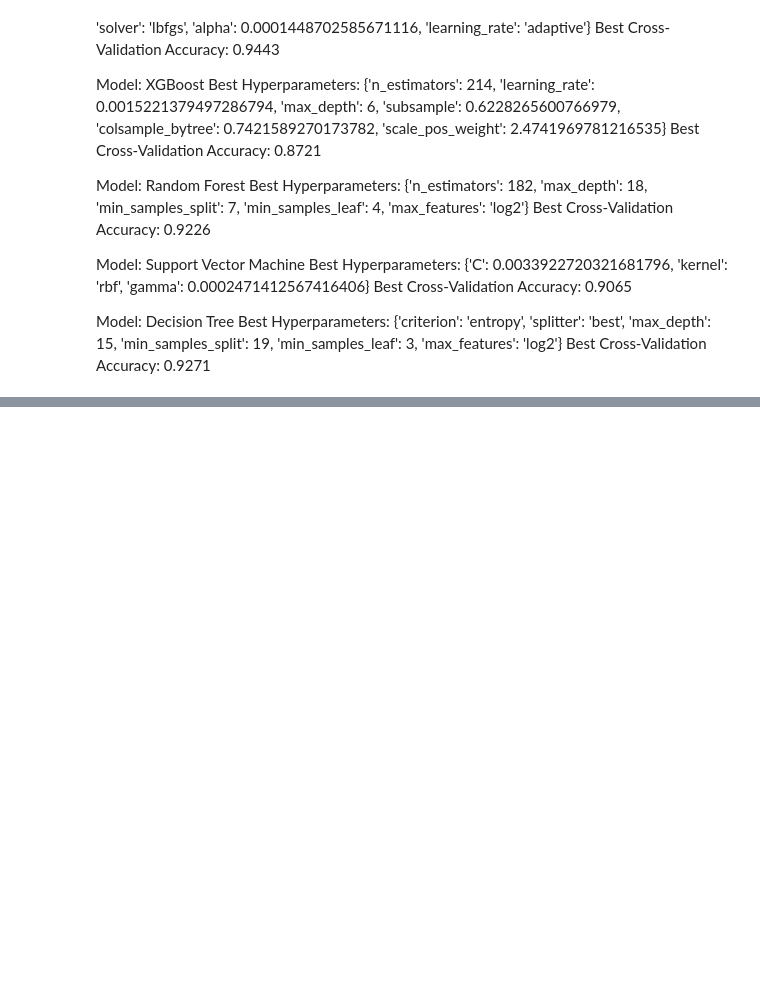
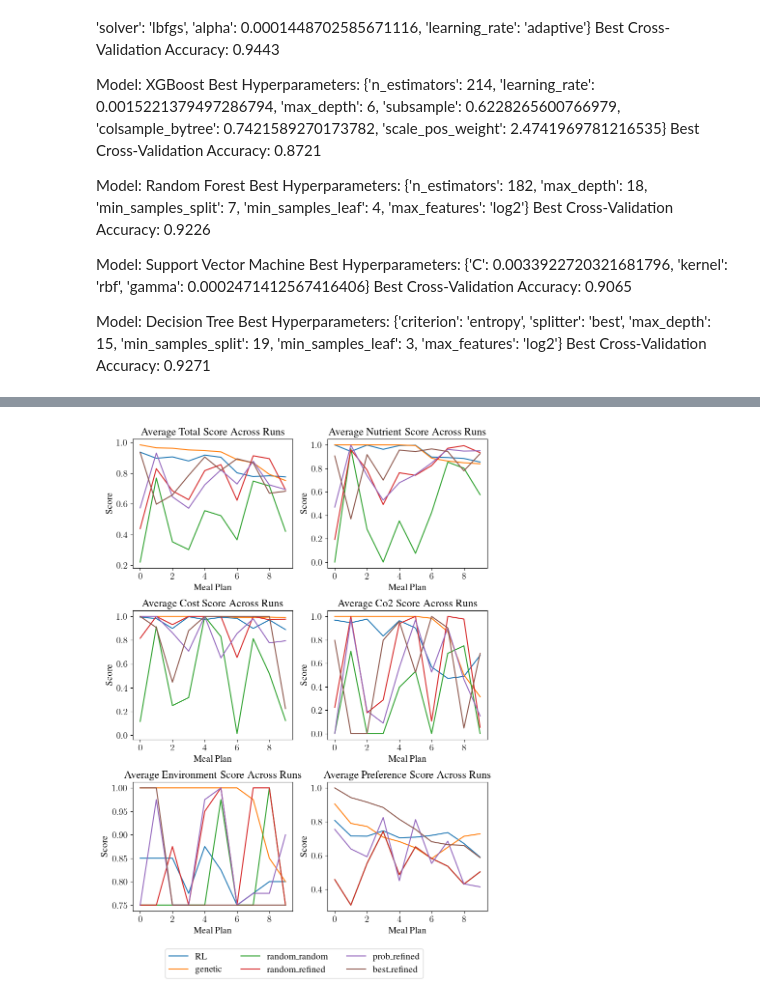
Before and after one commit to Laurie2905-JOHN/Masters_RL, a Jupyter notebook: notebooks/plotting.ipynb, the cells around one changed output, grey strips where cells are left out. Cells and saved outputs as stored; diff of their text form; code cells hidden in the pictures; blank space fills up the shorter version.

```diff
--- a/notebooks/plotting.ipynb
+++ b/notebooks/plotting.ipynb
@@ -1831,3 +1852,57 @@ plt.show()
+# %%
+import matplotlib.pyplot as plt
+import matplotlib.cm as cm
+
+metrics = ['reward', 'nutrient_score', 'cost_score', 'co2_score', 'environment_score', 'preference_score']
+methods = ['RL', 'genetic', 'random_random', 'random_refined', 'prob_refined', 'best_refined']
+
+# Define academic colors (using a colormap for differentiation)
+colors = cm.tab10.colors
+
+# Set font sizes
+title_fontsize = 16
+label_fontsize = 14
+tick_fontsize = 14
+
+# Create subplots with more square-like dimensions
+fig, axes = plt.subplots(nrows=3, ncols=2, figsize=(8.3, 12))  # Adjusted to make figures more square
+
+# Flatten the axes array for easy iteration
+axes = axes.flatten()
+
+# Iterate through metrics and plot without markers
+for ax, metric in zip(axes, metrics):
+    for i, method in enumerate(methods):
+        if method in average_across_runs[metric]:
+            x = list(map(int, average_across_runs[metric][method].keys()))  # Convert the keys to integers for x-axis
+            y = list(average_across_runs[metric][method].values())          # Get the corresponding average rewards for y-axis
+
+            ax.plot(x, y, color=colors[i], label=method)  # Plot each method with a different line and color
+
+    # Set titles and labels with specified font sizes
+    title = metric.replace('_', ' ').title()
+    if 'Reward' in title:
+        title = 'Total Score'
+
+    ylabel = 'Score'
+    ax.set_title(f'Average {title} Across Runs', fontsize=title_fontsize)
+    ax.set_xlabel('Meal Plan', fontsize=label_fontsize)
+    ax.set_ylabel(ylabel, fontsize=label_fontsize)
+
+    # Set tick parameters
+    ax.tick_params(axis='both', which='major', labelsize=tick_fontsize)
+
+# Remove individual legends and create a single legend higher up
+handles, labels = ax.get_legend_handles_labels()
+fig.legend(handles, labels, loc='lower center', fontsize=14, ncol=3, bbox_to_anchor=(0.5, .03))
+
+# Adjust layout to fit nicely on A4
+plt.tight_layout(rect=[0, 0.1, 1, 1])
+
+# Display the plot
+plt.show()
+# %% [output]
+[figure, added]
 # %%
 import pandas as pd
 from sklearn.preprocessing import LabelEncoder, StandardScaler, OneHotEncoder, FunctionTransformer
```
Also changed, not shown: parts of 14 cells of this notebook, 1 other file.
